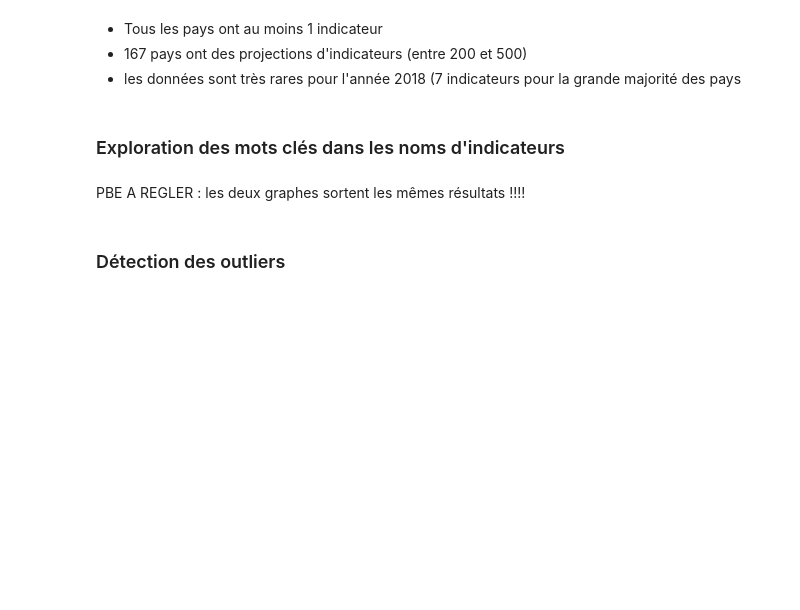
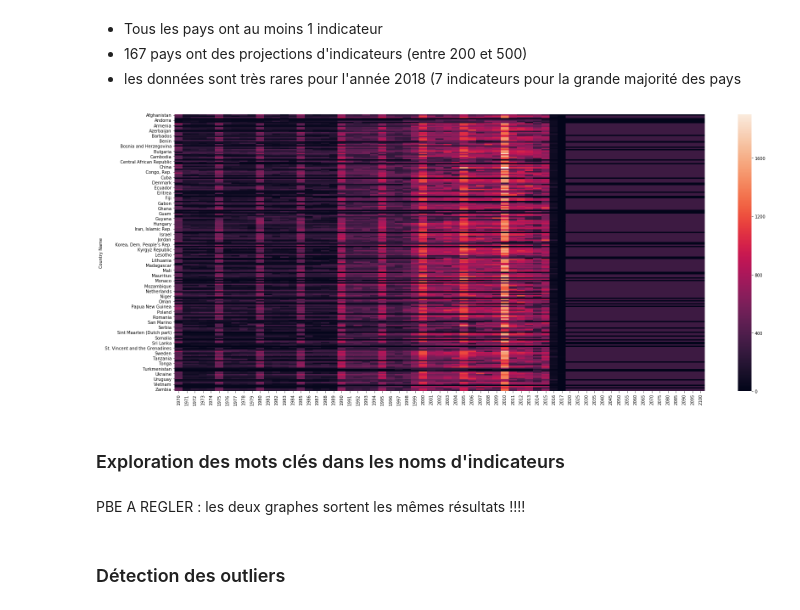
Before and after one commit to SmellyArmure/OC_DS_Project2, a Jupyter notebook: NOTEBOOK/P2-DataSystEd.ipynb, the cells around one changed output. Saved outputs shown, nothing was run; the diff lists cells and outputs as text; code cells hidden in the pictures; blank space fills up the shorter version.

```diff
--- a/NOTEBOOK/P2-DataSystEd.ipynb
+++ b/NOTEBOOK/P2-DataSystEd.ipynb
@@ -939,4 +987,6 @@ On cherche à savoir :
 ### Nombres d'indicateurs disponibles selon les années
 # %%
 # Tableau des nombres d'indicateurs dispo pour chaque pays et chaque année
-nb_ind_cnt = data.groupby(['Country Name', 'Country Code']).count()
+nb_ind_cnt = data_c.groupby(['Country Name']).count()[data_c.columns[4:]]
+# Pays ayant un nbe d'indicateur non nul en 2017
+#nb_ind_cnt[nb_ind_cnt['2017']!=0]
@@ -985,6 +1035,14 @@ plt.show()
 - Tous les pays ont au moins 1 indicateur
 - 167 pays ont des projections d'indicateurs (entre 200 et 500)
 - les données sont très rares pour l'année 2018 (7 indicateurs pour la grande majorité des pays
+# %%
+
+### Heatmap du nombre d'indicateurs (pays/années)
+fig = plt.figure(figsize = (28,12))
+heat_map = sns.heatmap(nb_ind_cnt)
+#####################
+# %% [output]
+[figure, added]
 # %% [markdown]
 ### Exploration des mots clés dans les noms d'indicateurs
 # %%
```
Also changed, not shown: parts of 67 cells of this notebook.
